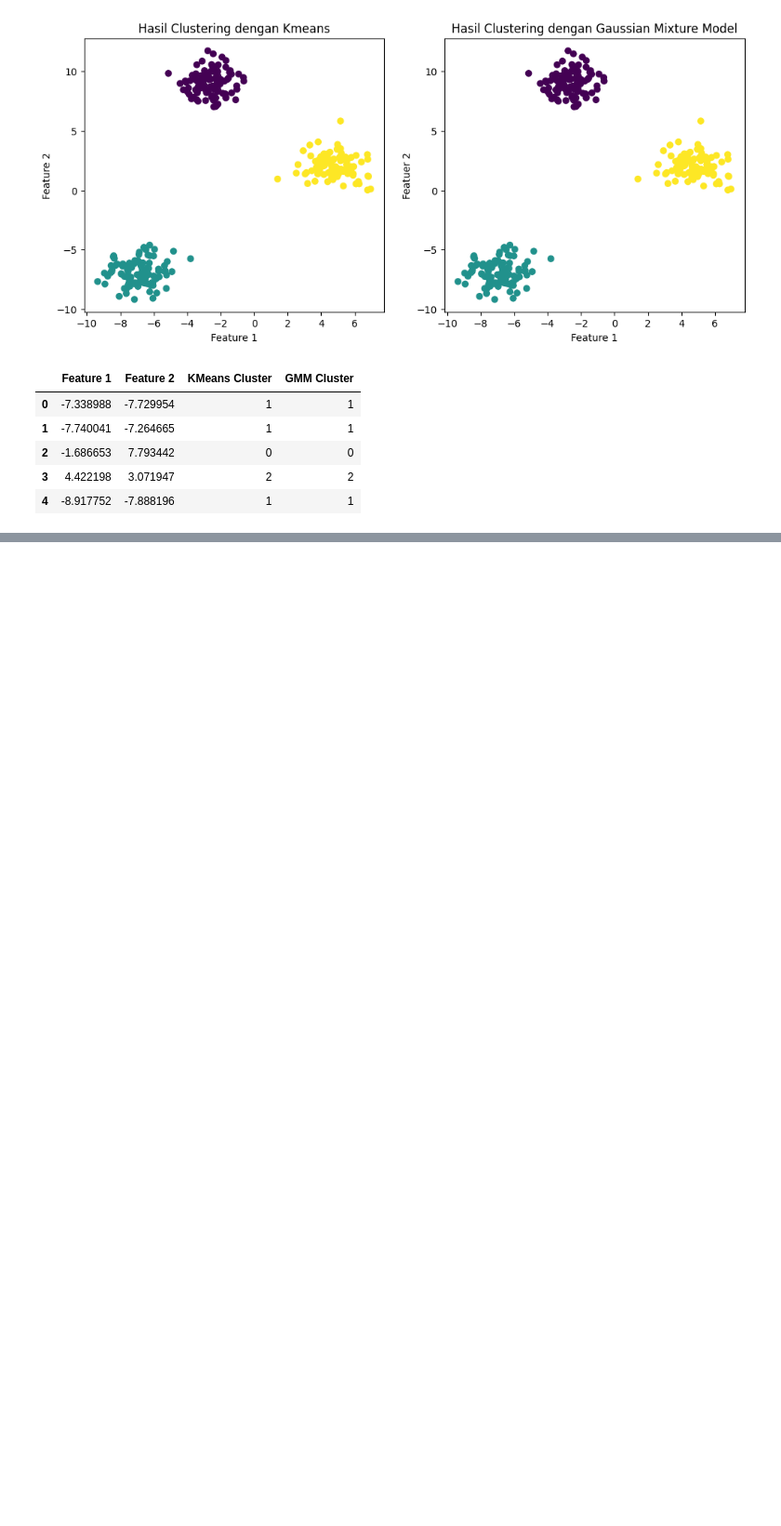
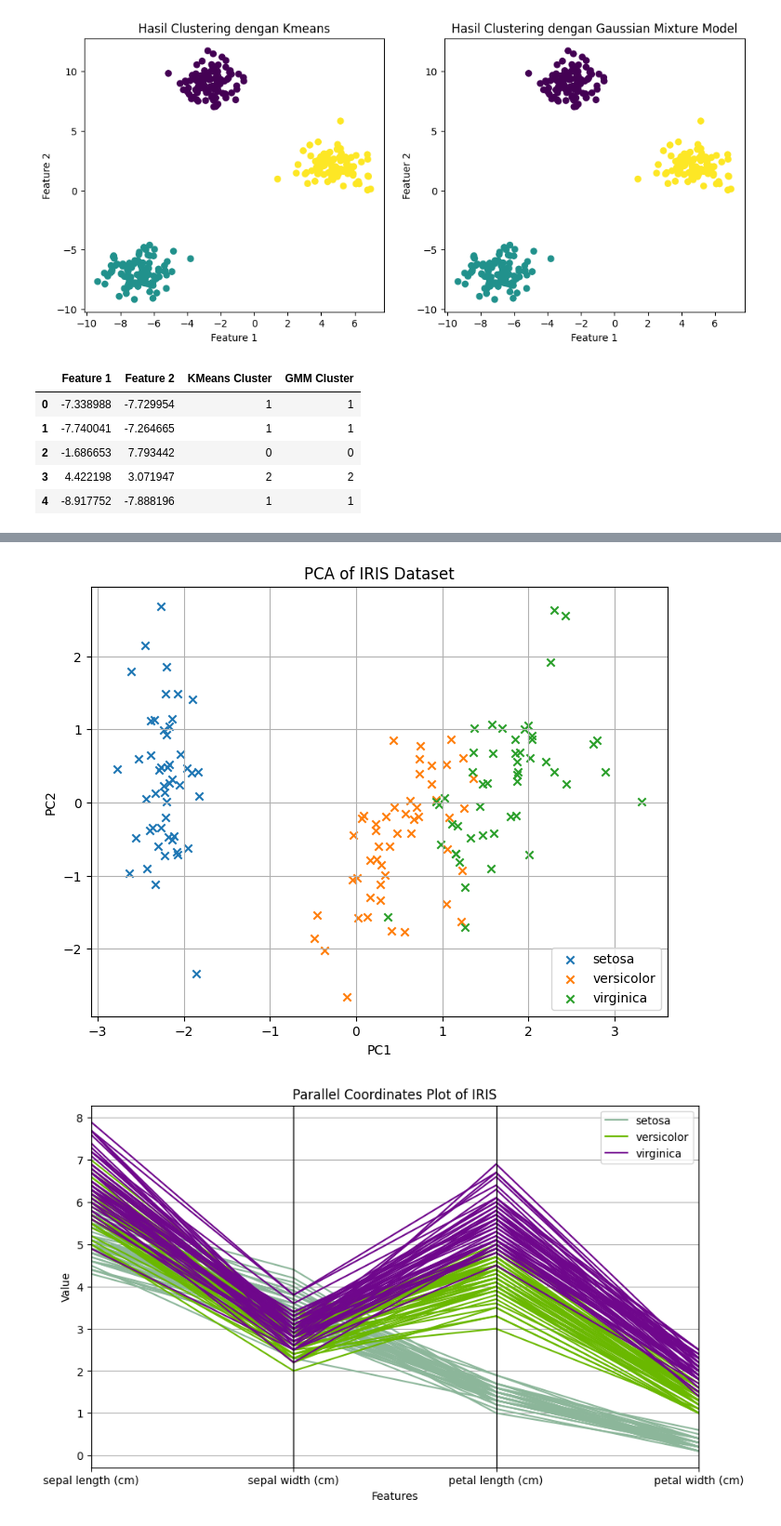
Before and after one commit to mohyaza/College, a Jupyter notebook: Personal_Assignment_ATCA_LAB_COSC6042036.ipynb, the cells around one changed output, grey strips where cells are left out. Shown at 93% size. Cells and saved outputs as stored; diff of their text form; code cells hidden in the pictures; blank space fills up the shorter version.

```diff
--- a/Personal_Assignment_ATCA_LAB_COSC6042036.ipynb
+++ b/Personal_Assignment_ATCA_LAB_COSC6042036.ipynb
@@ -56,0 +170,76 @@ df.head()
+# %%
+# =================
+# Soal. No. 3
+# =================
+
+import pandas as pd
+import matplotlib.pyplot as plt
+
+from sklearn.datasets import load_iris
+from sklearn.preprocessing import StandardScaler
+from sklearn.decomposition import PCA
+from pandas.plotting import parallel_coordinates
+
+
+# 1. Load Dataset IRIS
+iris = load_iris()
+
+X = iris.data
+y = iris.target
+feature_names = iris.feature_names
+target_names = iris.target_names
+
+# Membuat DataFrame
+df = pd.DataFrame(X, columns=feature_names)
+df["species"] = [target_names[i] for i in y]
+
+
+# 2. Standardisasi Data
+scaler = StandardScaler()
+X_scaled = scaler.fit_transform(X)
+
+
+# 3. PCA menjadi 2 Dimensi
+pca = PCA(n_components=2)
+X_pca = pca.fit_transform(X_scaled)
+
+df_pca = pd.DataFrame(X_pca, columns=["PC1", "PC2"])
+df_pca["species"] = df["species"]
+
+
+# 4. Scatter Plot Hasil PCA
+plt.figure(figsize=(8, 6))
+
+for species in target_names:
+    data = df_pca[df_pca["species"] == species]
+    plt.scatter(
+        data["PC1"],
+        data["PC2"],
+        label=species,
+        marker="x"
+    )
+
+plt.title("PCA of IRIS Dataset")
+plt.xlabel("PC1")
+plt.ylabel("PC2")
+plt.legend()
+plt.grid(True)
+plt.show()
+
+
+# 5. Parallel Coordinates Plot
+plt.figure(figsize=(10, 6))
+
+parallel_coordinates(
+    df,
+    class_column="species"
+)
+
+plt.title("Parallel Coordinates Plot of IRIS")
+plt.xlabel("Features")
+plt.ylabel("Value")
+plt.grid(True)
+plt.show()
+# %% [output]
+[figure, added]
+[figure, added]
```
Also changed, not shown: parts of 2 cells of this notebook, 1 other file.
